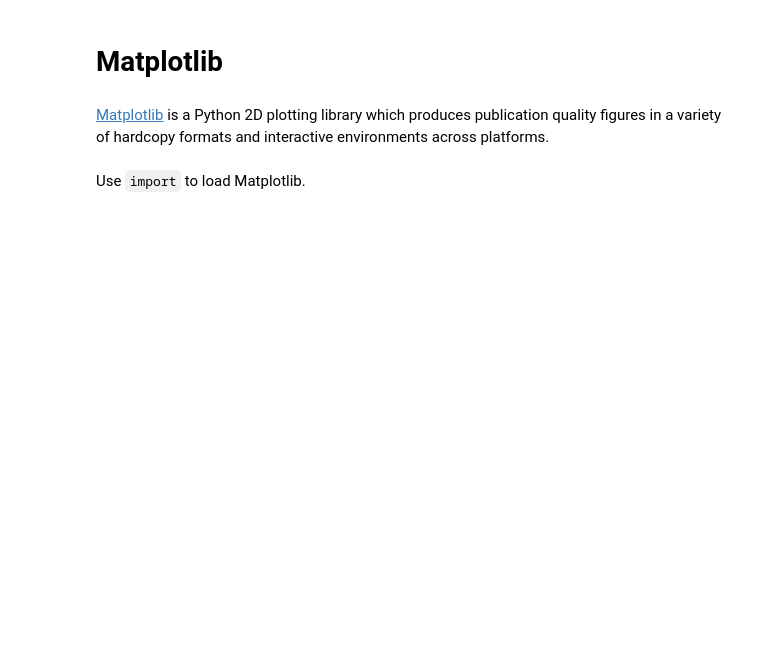
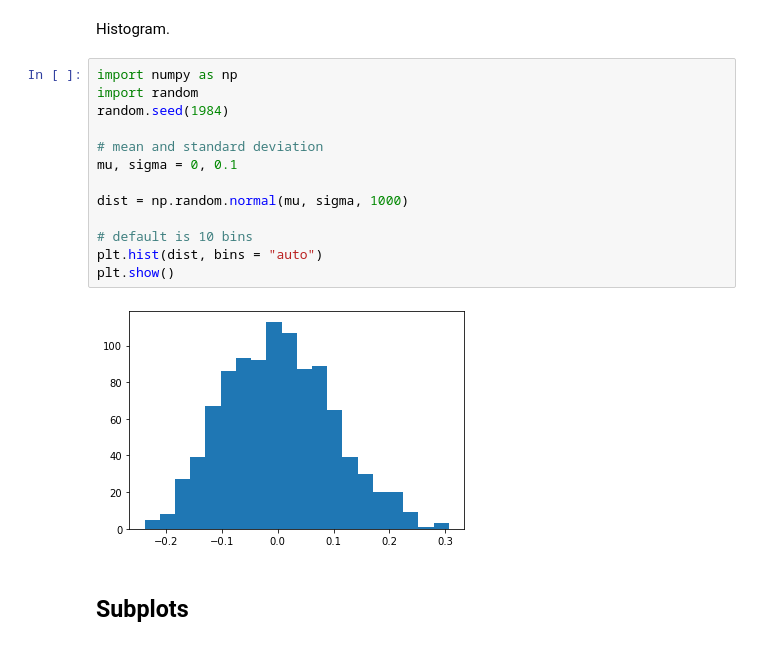
Before and after one commit to davetang/learning_python, a Jupyter notebook: notebook/matplotlib.ipynb, the cells around one changed output. Drawn from its saved outputs; the diff is of its cells as text; blank space fills up the shorter version.

```diff
--- a/notebook/matplotlib.ipynb
+++ b/notebook/matplotlib.ipynb
@@ -1,6 +67,19 @@
+# %% [markdown]
+Histogram.
+# %%
+import numpy as np
+import random
+random.seed(1984)
+
+# mean and standard deviation
+mu, sigma = 0, 0.1
+
+dist = np.random.normal(mu, sigma, 1000)
+
+# default is 10 bins
+plt.hist(dist, bins = "auto")
+plt.show()
+# %% [output]
+[figure, added]
 # %% [markdown]
-# Matplotlib
+## Subplots
-# %% [markdown]
-[Matplotlib](https://matplotlib.org/) is a Python 2D plotting library which produces publication quality figures in a variety of hardcopy formats and interactive environments across platforms.
-# %% [markdown]
-Use `import` to load Matplotlib.
```
Also changed, not shown: parts of 16 cells of this notebook.
